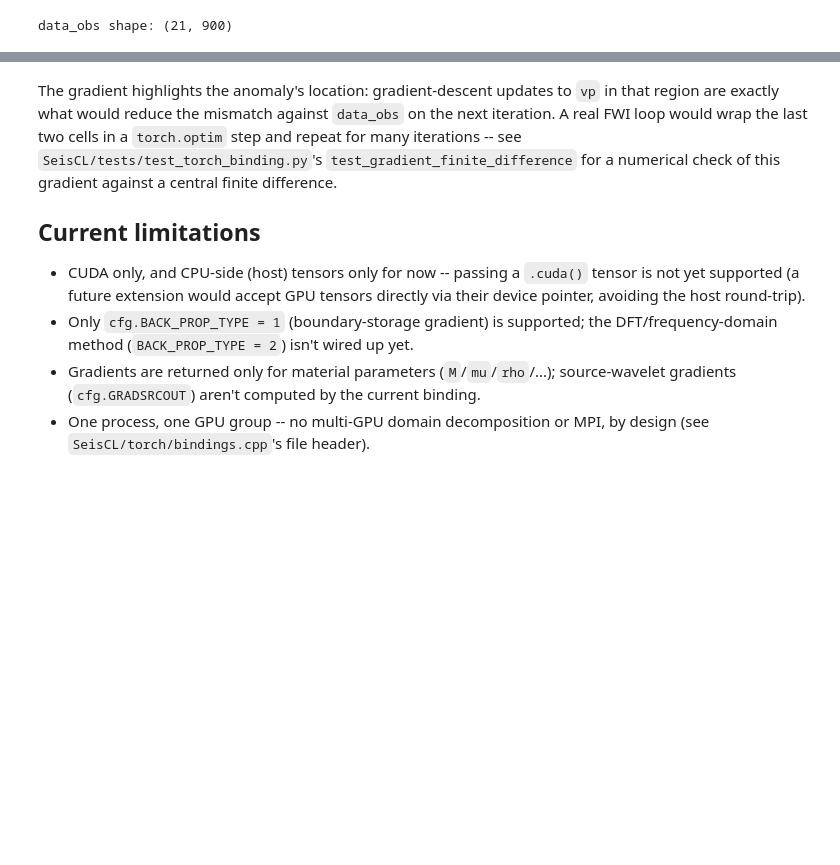
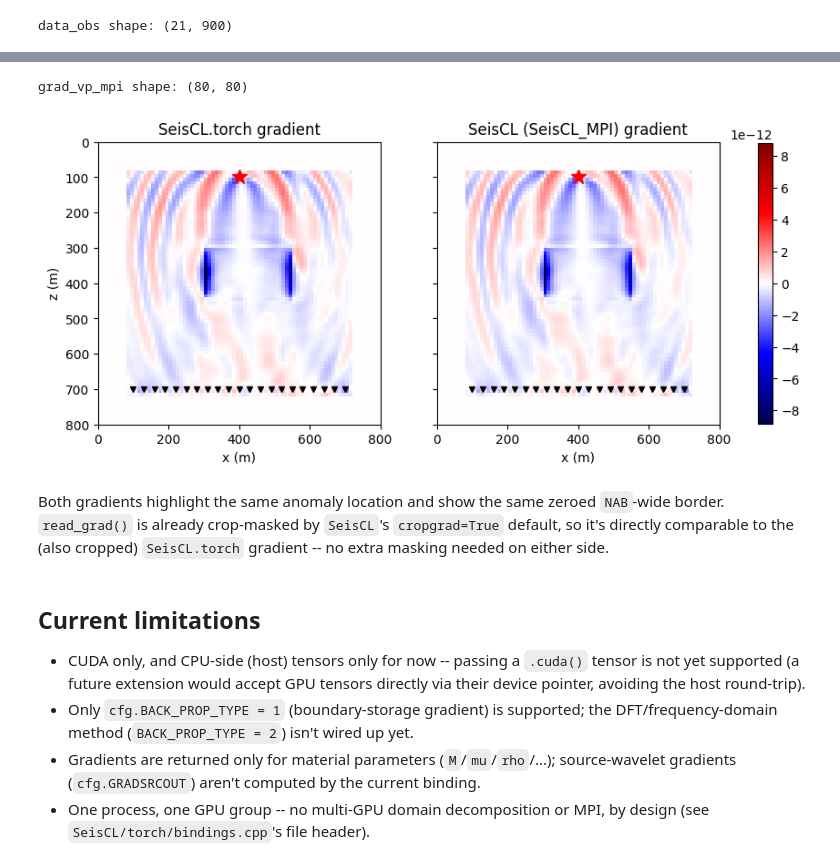
Before and after one commit to gfabieno/SeisCL, a Jupyter notebook: docs/notebooks/DeepLearning/SeisCLinPyTorch.ipynb, the cells around one changed output, grey strips where cells are left out. Saved outputs shown, nothing was run; the diff lists cells and outputs as text; code cells hidden in the pictures; blank space fills up the shorter version.

```diff
--- a/docs/notebooks/DeepLearning/SeisCLinPyTorch.ipynb
+++ b/docs/notebooks/DeepLearning/SeisCLinPyTorch.ipynb
@@ -209,6 +297,31 @@ plt.show()
+# %%
+seis.write_data({"vx": data_mpi})       # true-model forward result as "observed"
+seis.set_forward([0], {"vp": vp_init, "vs": vs_true, "rho": rho_true},
+                 withgrad=True)
+seis.execute()
+grad_vp_mpi = seis.read_grad()[0]       # index 0 == "vp" for param_type=0
+print("grad_vp_mpi shape:", grad_vp_mpi.shape)
+# %% [output]
+grad_vp_mpi shape: (80, 80)
+# %%
+fig, axes = plt.subplots(1, 2, figsize=(11, 5), sharey=True)
+vmax = max(np.abs(grad_vp).max(), np.abs(grad_vp_mpi).max())
+for ax, grad, title in zip(axes, [grad_vp, grad_vp_mpi],
+                          ["SeisCL.torch gradient", "SeisCL (SeisCL_MPI) gradient"]):
+    im = ax.imshow(grad, cmap="seismic", extent=[0, nx * dh, nz * dh, 0],
+                   vmin=-vmax, vmax=vmax)
+    ax.plot(src_pos[:, 0], src_pos[:, 2], "r*", markersize=12)
+    ax.plot(rec_pos[:, 0], rec_pos[:, 2], "kv", markersize=4)
+    ax.set_xlabel("x (m)")
+    ax.set_title(title)
+axes[0].set_ylabel("z (m)")
+fig.colorbar(im, ax=axes, shrink=0.8)
+plt.show()
+# %% [output]
+[figure, added]
+# %% [markdown]
+Both gradients highlight the same anomaly location and show the same zeroed `NAB`-wide border. `read_grad()` is already crop-masked by `SeisCL`'s `cropgrad=True` default, so it's directly comparable to the (also cropped) `SeisCL.torch` gradient -- no extra masking needed on either side.
 # %% [markdown]
-The gradient highlights the anomaly's location: gradient-descent updates to `vp` in that region are exactly what would reduce the mismatch against `data_obs` on the next iteration. A real FWI loop would wrap the last two cells in a `torch.optim` step and repeat for many iterations -- see `SeisCL/tests/test_torch_binding.py`'s `test_gradient_finite_difference` for a numerical check of this gradient against a central finite difference.
-
 ## Current limitations
 
 - CUDA only, and CPU-side (host) tensors only for now -- passing a `.cuda()` tensor is not yet supported (a future extension would accept GPU tensors directly via their device pointer, avoiding the host round-trip).
```
Also changed, not shown: parts of 13 cells of this notebook.
